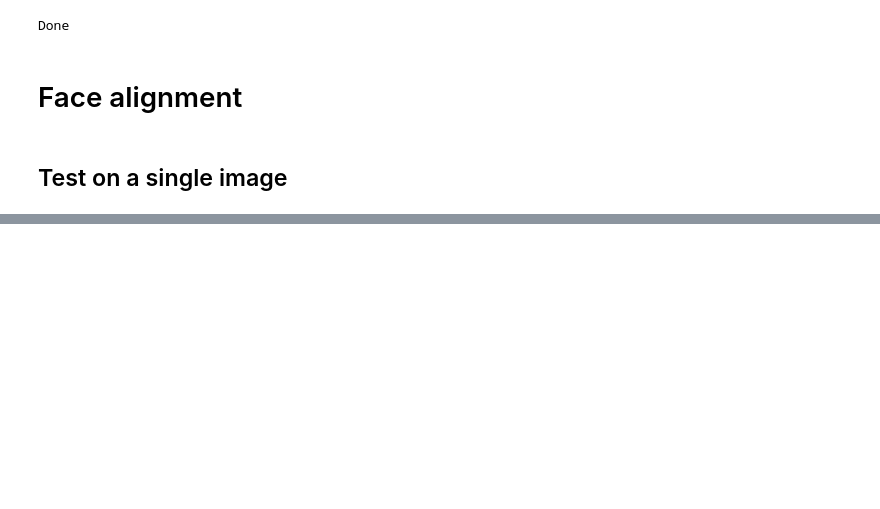
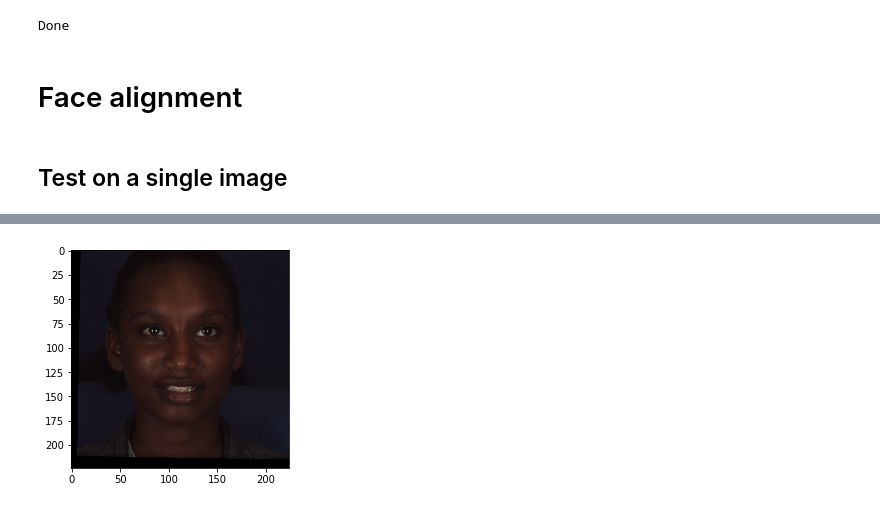
Before and after one commit to mluqmanhakim/personality-recognition, a Jupyter notebook: ME-GraphAU/MTCNN-pytorch.ipynb, the cells around one changed output, grey strips where cells are left out. Cells and saved outputs as stored; diff of their text form; code cells hidden in the pictures; blank space fills up the shorter version.

```diff
--- a/ME-GraphAU/MTCNN-pytorch.ipynb
+++ b/ME-GraphAU/MTCNN-pytorch.ipynb
@@ -149,11 +162,11 @@ print("--- %s seconds ---" % (time.time() - start_time))
 # %% [markdown]
 # Count file in directory
 # %%
-DIR = '/nas/project_data/B1_Behavior/hakim/ME-GraphAU/data/DISFA/img_align'
+DIR = '/nas/project_data/B1_Behavior/hakim/ME-GraphAU/data/BP4D/img'
 counter = 0
 for d in os.listdir(DIR):
-    img_dir = os.path.join(DIR, d)
-    l = len([name for name in os.listdir(img_dir)])
+#     img_dir = os.path.join(DIR, d)
+#     l = len([name for name in os.listdir(img_dir)])
     counter += 1
-    print(f'{counter} - {d} - {l}')
+print(f'{counter}')
 # %% [output]
@@ -203,10 +192,9 @@ for f in os.listdir(DIR):
 # %%
-path = '/nas/project_data/B1_Behavior/hakim/ME-GraphAU/data/DISFA/mtcnn_output/SN009.pickle'
+path = '/nas/project_data/B1_Behavior/hakim/ME-GraphAU/data/BP4D/mtcnn/M009_T4.pickle'
 output = pickle.load(open(path, "rb"))
 counter = 0
 
-for i, box in enumerate(output['landmarks']):
-    if (box is None):
-        counter += 1
-print(counter)
+for i, item in enumerate(output['landmarks']):
+    if (item is None):
+        print(output['frames_idx'][i], i)
 # %% [output]
@@ -283,7 +282,7 @@ def face_alignment(img: np.ndarray,
 # %% [markdown]
 ## Test on a single image
 # %%
-img_path = '/nas/project_data/B1_Behavior/hakim/ME-GraphAU/data/DISFA/frames/SN002/1.png'
+img_path = '/nas/project_data/B1_Behavior/hakim/ME-GraphAU/data/BP4D/img_raw/M009/T4/744.jpg'
 img = cv2.cvtColor(cv2.imread(img_path), cv2.COLOR_BGR2RGB)
 frame = Image.fromarray(img)
 mtcnn = MTCNN(keep_all=True, device='cuda:0')
@@ -303,31 +306,48 @@ image.save('/nas/project_data/B1_Behavior/hakim/ME-GraphAU/img/111.png')
 # %%
 start_time = time.time()
-video_names = ['SN009']
-input_dir = "/nas/project_data/B1_Behavior/hakim/ME-GraphAU/data/DISFA/frames"
-output_path = '/nas/project_data/B1_Behavior/hakim/ME-GraphAU/data/DISFA/img_align'
-mtcnn_output_path = '/nas/project_data/B1_Behavior/hakim/ME-GraphAU/data/DISFA/mtcnn_output'
+video_names = ['F001','M007','F018','F008','F002','M004','F010','F009','M012','M001','F016','M014',
+                'F023','M008','M011','F003','M010','M002','F005','F022','M018','M017','F013','M016',
+                'F020','F011','M013','M005','F007','F015','F006','F019','M006','M009','F012','M003',
+                'F004','F021','F017','M015','F014']
+tasks = ['T1', 'T2', 'T3', 'T4', 'T5', 'T6', 'T7', 'T8']
+input_dir = '/nas/project_data/B1_Behavior/hakim/ME-GraphAU/data/BP4D/img_raw'
+mtcnn_output_dir = '/nas/project_data/B1_Behavior/hakim/ME-GraphAU/data/BP4D/mtcnn_out'
+output_path = '/nas/project_data/B1_Behavior/hakim/ME-GraphAU/data/BP4D/img'
 
-for v in video_names:
-    print(f'Processing {v}')
-    img_dir = os.path.join(input_dir, v)
-    mtcnn_output_file = mtcnn_output_path + "/" + v + ".pickle"
-    mtcnn_output = pickle.load(open(mtcnn_output_file, "rb"))
-    out_dir = os.path.join(output_path, v)
-    os.makedirs(out_dir, exist_ok=True)
+for video_name in video_names:
+    print(f'Processing {video_name}')
 
-    for i, landmark in enumerate(mtcnn_output['landmarks']):
-        if (mtcnn_output['landmarks'][i] is None):
-            continue
-        else:
-            in_filename = str(i+1) + ".png"
+    for task in tasks:
+        img_dir = os.path.join(input_dir, video_name, task)
+        out_dir = os.path.join(output_path, video_name, task)
+        os.makedirs(out_dir, exist_ok=True)
+        mtcnn_output_file = mtcnn_output_dir + "/" + video_name + "_" + task + ".pickle"
+        mtcnn_output = pickle.load(open(mtcnn_output_file, "rb"))
+
+        for i, frame_idx in enumerate(mtcnn_output['frames_idx']):
+            in_filename = str(frame_idx-1) + ".jpg"
             in_img_path = os.path.join(img_dir, in_filename)
-            out_filename = str(i) + ".png"
+            out_filename = str(frame_idx) + ".jpg"
             out_img_path = os.path.join(out_dir, out_filename)
-            landmark = mtcnn_output['landmarks'][i][0]
-            img = cv2.cvtColor(cv2.imread(in_img_path), cv2.COLOR_BGR2RGB)
-            aligned_img = face_alignment(img, landmark)
-            img = Image.fromarray(aligned_img)
-            img.save(out_img_path)
+            print(out_img_path)
+
+            if (mtcnn_output['landmarks'][i] is None):
+                print(f'NO FACE DETECTION - {in_img_path}')
+                continue
+            else:
+
+                landmark = mtcnn_output['landmarks'][i][0]
+                img = cv2.cvtColor(cv2.imread(in_img_path), cv2.COLOR_BGR2RGB)
+                aligned_img = face_alignment(img, landmark)
+                img = Image.fromarray(aligned_img)
+#                 img.save(out_img_path)
+
+                plt.imshow(aligned_img)
+                plt.show()
+
+            break
+        break
+    break
 
 print("--- %s seconds ---" % (time.time() - start_time))
 # %% [output]
@@ -335,0 +356 @@ Processing SN009
+[figure, added]
```
Also changed, not shown: parts of 20 cells of this notebook, 7 other files.
